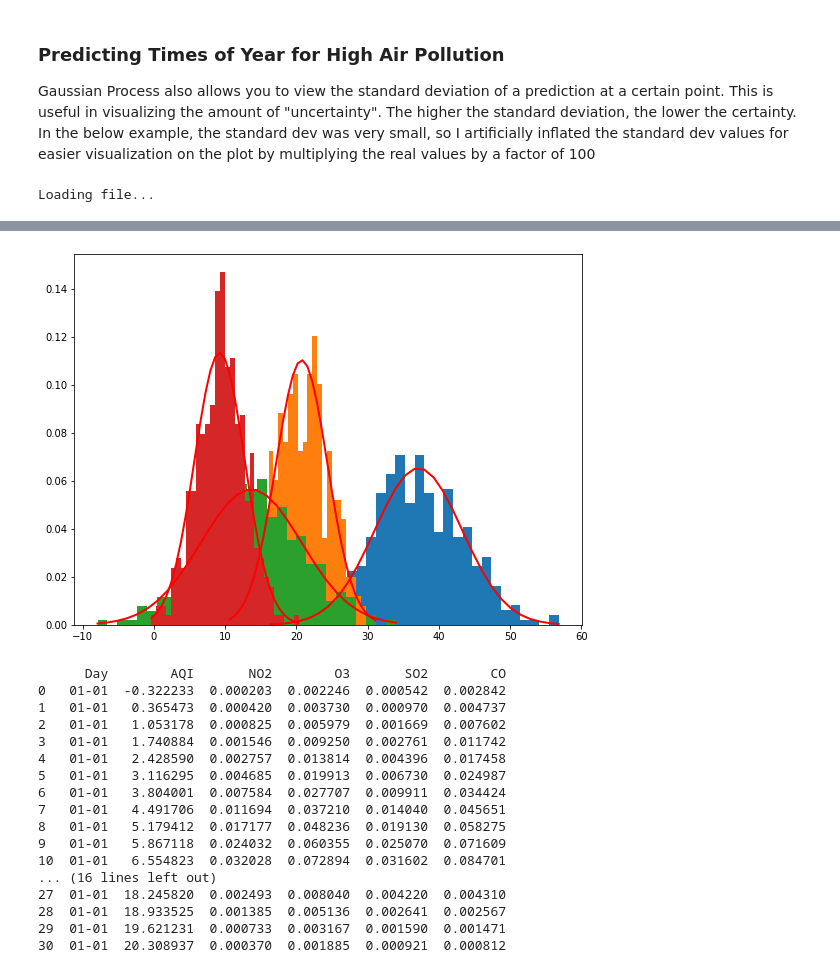
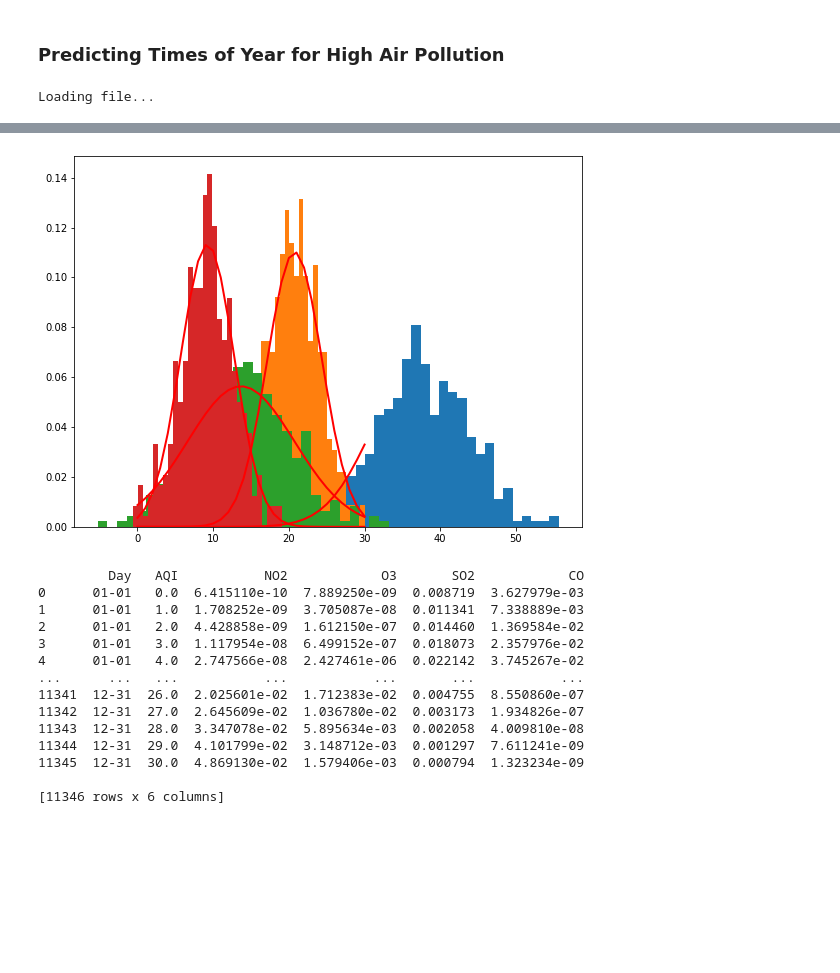
Before and after one commit to COSC360-Final-Project/COSC360-Final-Project.github.io, a Jupyter notebook: US-Pollution-Project.ipynb, the cells around one changed output, grey strips where cells are left out. Drawn from its saved outputs; the diff is of its cells as text; code cells hidden in the pictures; blank space fills up the shorter version.

```diff
--- a/US-Pollution-Project.ipynb
+++ b/US-Pollution-Project.ipynb
@@ -1,6 +1,5 @@
-# %% [markdown]
-### Predicting Times of Year for High Air Pollution
-Gaussian Process also allows you to view the standard deviation of a prediction at a certain point. This is useful in visualizing the amount of "uncertainty". The higher the standard deviation, the lower the certainty. In the below example, the standard dev was very small, so I artificially inflated the standard dev values for easier visualization on the plot by multiplying the real values by a factor of 100
+# %% [markdown]
+### Predicting Times of Year for High Air Pollution
 # %%
 #
 # Lucius Latham
@@ -145,50 +144,50 @@ print(mean_dev_df)
 # %%
 # Plot the normal distributions for each day
 traindf = pd.DataFrame(columns=['Day','AQI','NO2','O3','SO2','CO'])
 
-for day in range(1): # Change this to 366 if you want to die.
-    plt.figure(figsize=(20,15))
-    plt.subplot(221)
+for day in range(366):
+    if (day == 0):
+        plt.figure(figsize=(20,15))
+        plt.subplot(221)
     dayAQIs = {}
 
     # Append each type's AQIs for the day into dayAQIs, then get cross-section for rows in pandas df
     for particle in mean_dev_df['Type'].unique():
         type_df = mean_dev_df.loc[mean_dev_df['Type'] == particle]
         sigma = type_df['Dev'].iloc[day]
         mu = type_df['Mean'].iloc[day]
         normal = np.random.normal(mu, sigma, 366) # This isn't the number of days, just looks cool
-        count, bins, ignored = plt.hist(normal, 30, density=True)
+        if (day == 0):
+            count, bins, ignored = plt.hist(normal, 30, density=True)
+        bins = np.linspace(0, 30, 31)
         probDensity = 1/(sigma * np.sqrt(2 * np.pi)) * np.exp( - (bins - mu)**2 / (2 * sigma**2) )
-        plt.plot(bins, probDensity, linewidth=2, color='r')
+        if (day == 0):
+            plt.plot(bins, probDensity, linewidth=2, color='r')
         dayAQIs['AQI'] = bins
         dayAQIs[particle] = probDensity
 
     # Get cross-section, append rows
     dayAQIs['Day'] = mean_dev_df['Date-M/D'].unique()[day]
     temp = pd.DataFrame(dayAQIs)
-    traindf = traindf.append(temp)
+    traindf = traindf.append(temp).reset_index(drop=True)
 
-    plt.show()
+    if (day == 0):
+        plt.show()
 
 print(traindf)
-
-# Test on Michigan
 # %% [output]
-[figure, old version]
+[figure, new version]
-      Day        AQI       NO2        O3       SO2        CO
-0   01-01  -0.322233  0.000203  0.002246  0.000542  0.002842
-1   01-01   0.365473  0.000420  0.003730  0.000970  0.004737
-2   01-01   1.053178  0.000825  0.005979  0.001669  0.007602
-3   01-01   1.740884  0.001546  0.009250  0.002761  0.011742
-4   01-01   2.428590  0.002757  0.013814  0.004396  0.017458
-5   01-01   3.116295  0.004685  0.019913  0.006730  0.024987
-6   01-01   3.804001  0.007584  0.027707  0.009911  0.034424
-7   01-01   4.491706  0.011694  0.037210  0.014040  0.045651
-8   01-01   5.179412  0.017177  0.048236  0.019130  0.058275
-9   01-01   5.867118  0.024032  0.060355  0.025070  0.071609
-10  01-01   6.554823  0.032028  0.072894  0.031602  0.084701
-... (16 lines left out)
-27  01-01  18.245820  0.002493  0.008040  0.004220  0.004310
-28  01-01  18.933525  0.001385  0.005136  0.002641  0.002567
-29  01-01  19.621231  0.000733  0.003167  0.001590  0.001471
-30  01-01  20.308937  0.000370  0.001885  0.000921  0.000812
+         Day   AQI           NO2            O3       SO2            CO
+0      01-01   0.0  6.415110e-10  7.889250e-09  0.008719  3.627979e-03
+1      01-01   1.0  1.708252e-09  3.705087e-08  0.011341  7.338889e-03
+2      01-01   2.0  4.428858e-09  1.612150e-07  0.014460  1.369584e-02
+3      01-01   3.0  1.117954e-08  6.499152e-07  0.018073  2.357976e-02
+4      01-01   4.0  2.747566e-08  2.427461e-06  0.022142  3.745267e-02
+...      ...   ...           ...           ...       ...           ...
+11341  12-31  26.0  2.025601e-02  1.712383e-02  0.004755  8.550860e-07
+11342  12-31  27.0  2.645609e-02  1.036780e-02  0.003173  1.934826e-07
+11343  12-31  28.0  3.347078e-02  5.895634e-03  0.002058  4.009810e-08
+11344  12-31  29.0  4.101799e-02  3.148712e-03  0.001297  7.611241e-09
+11345  12-31  30.0  4.869130e-02  1.579406e-03  0.000794  1.323234e-09
+
+[11346 rows x 6 columns]
```
Also changed, not shown: 2 other files.
